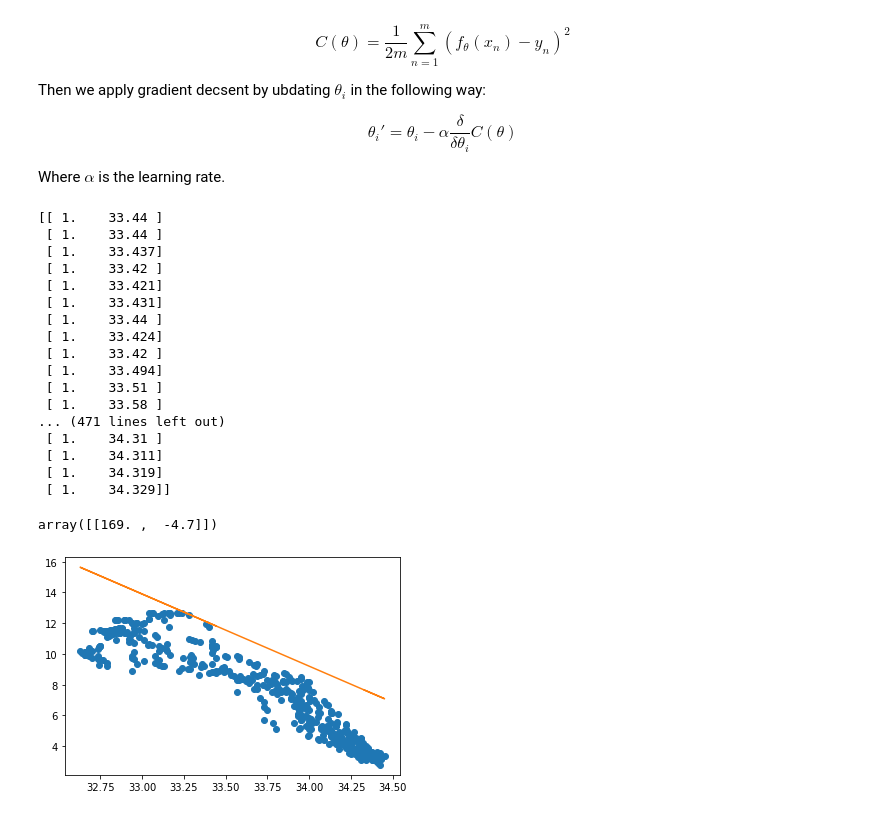
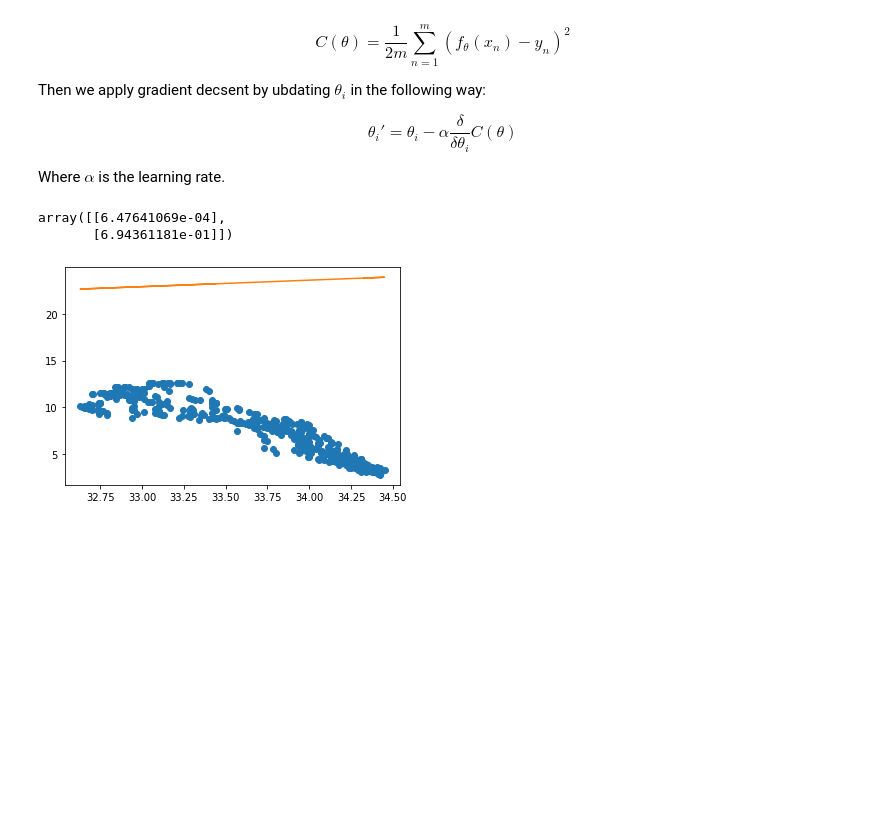
Before and after one commit to JErnestoMtz/machine_learning_2021, a Jupyter notebook: Assignment_1/gradient_descent.ipynb, the cells around one changed output. Cells and saved outputs as stored; diff of their text form; code cells hidden in the pictures; blank space fills up the shorter version.

```diff
--- a/Assignment_1/gradient_descent.ipynb
+++ b/Assignment_1/gradient_descent.ipynb
@@ -29,26 +54,25 @@ Where $\alpha$ is the learning rate.
 '''Gradient descent, paramenters X: 2d numpy array shape(x)=[n,i],Y: 2d numpy array shape(x)=[n,1],
 learningrate'''
 class gradient_descent:
-    def __init__(self, X: np.array , Y: np.array, learnig_rate):
-        self.m = len(X)
-        self.X = X
-        self.Xmat = np.concatenate([np.ones((len(X), 1)), self.X], axis=1)
-        self.Y = Y
-        self.theta = np.random.rand(1,np.shape(X)[1]+1)
-        self.theta[0,0]= 169
-        self.theta[0,1]=-4.7
+    def __init__(self, dataset: Dataset, learnig_rate):
+        self.X = dataset.X
+        self.Y = dataset.Y
+        self.m = len(self.Y)
+        self.Xmat = np.concatenate([np.ones((self.m, 1)), self.X], axis=1)
+        #initialize n+1 random parameters where n is the dymension of X
+        self.theta = np.random.rand(np.shape(self.X)[1]+1,1)
         self.learnig_rate = learnig_rate
-        self.fX = self.Xmat@self.theta.T
+        self.fX = self.Xmat@self.theta
         self.delta = self.fX - self.Y
         self.mean_sq_error = (1/(self.m*2))*np.sum(np.power(self.delta,2))
 
     def train_epoch(self):
         self.grad = (1/self.m)*self.Xmat.T@ self.delta
-        print(self.grad)
+
 
     def update(self):
         self.theta = self.theta - (self.learnig_rate/self.m)*self.grad
-        self.fX = self.Xmat@self.theta.T
+        self.fX = self.Xmat@self.theta
         self.delta = self.fX - self.Y
         self.mean_sq_error = (1/(self.m*2))*np.sum(np.power(self.delta,2))
 
@@ -56,33 +80,23 @@ class gradient_descent:
     def predict(self, X_test):
         return self.Xmat@self.theta
 # %%
+
 salinity = raw.salinity.to_numpy().reshape((-1,1))
 temperature = raw.temperature.to_numpy().reshape((-1,1))
+dataset = Dataset(salinity,temperature)
+#dataset.mean_norm()
+dataset.feature_scaling()
+model = gradient_descent(dataset, 0.1)
 
-model = gradient_descent(salinity, temperature, 0.2)
+ypredict = model.fX
+dataset.plot_data()
+plt.plot(model.X, ypredict)
 
-ypredict = model.fX.reshape(-1)
-plt.plot(salinity, temperature, 'o')
-plt.plot(salinity, ypredict)
+#initial prediction, without training
+#random inital parameters
 model.theta
 # %% [output]
-[[ 1.    33.44 ]
- [ 1.    33.44 ]
- [ 1.    33.437]
- [ 1.    33.42 ]
- [ 1.    33.421]
- [ 1.    33.431]
- [ 1.    33.44 ]
- [ 1.    33.424]
- [ 1.    33.42 ]
- [ 1.    33.494]
- [ 1.    33.51 ]
- [ 1.    33.58 ]
-... (471 lines left out)
- [ 1.    34.31 ]
- [ 1.    34.311]
- [ 1.    34.319]
- [ 1.    34.329]]
+array([[6.47641069e-04],
+       [6.94361181e-01]])
-array([[169. ,  -4.7]])
-[figure, old version]
+[figure, new version]
 # %%
```
Also changed, not shown: parts of 6 cells of this notebook.
